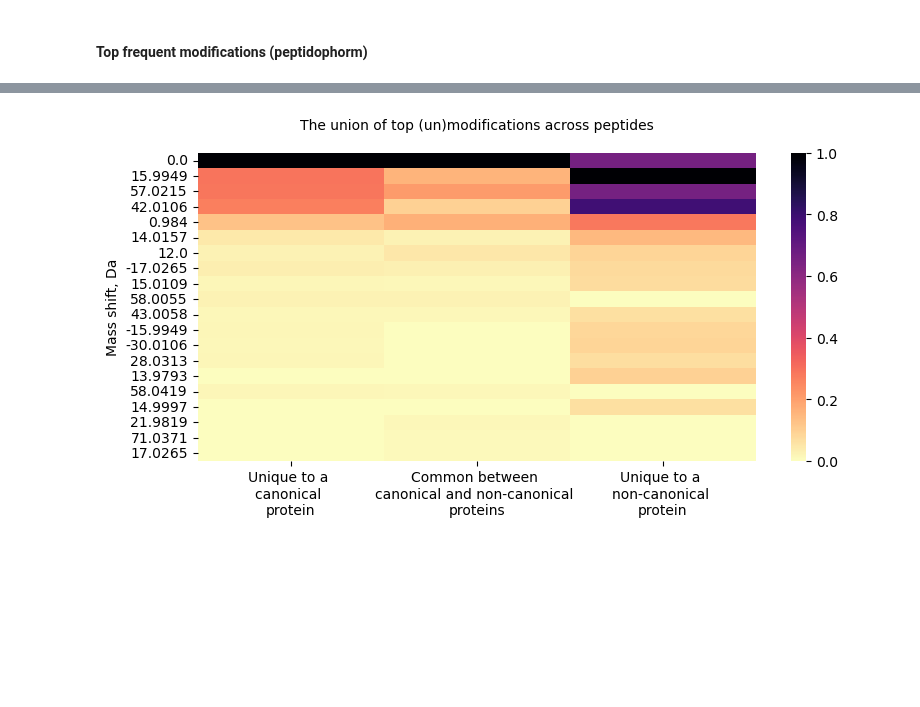
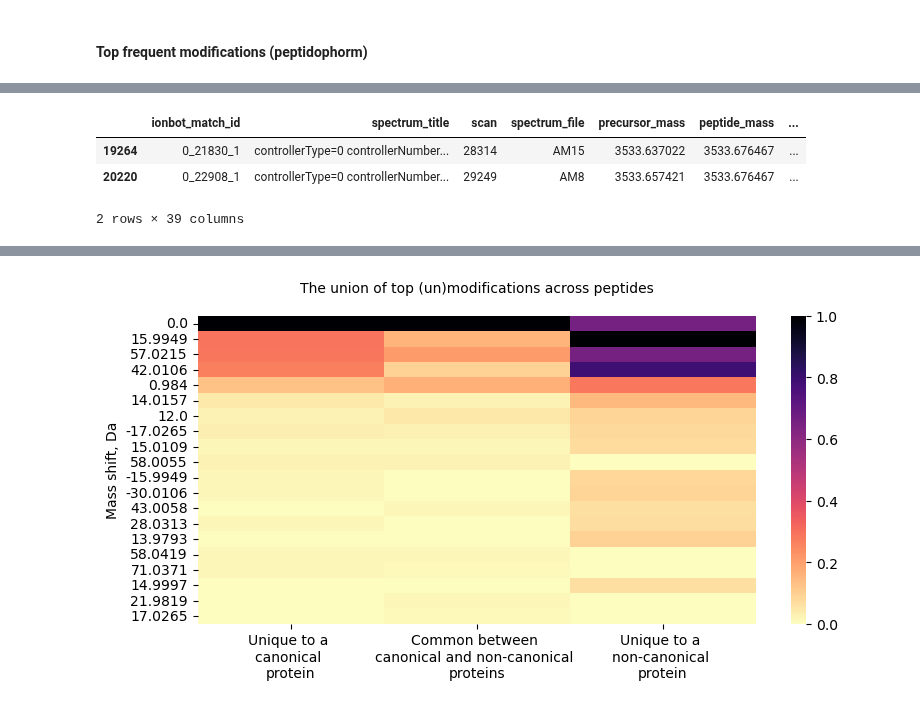
Before and after one commit to CompOmics/oui-discovery, a Jupyter notebook: oui-discovery-vv/explore-1-ionbot-open-2-stats.ipynb, the cells around one changed output, grey strips where cells are left out. Cells and saved outputs as stored; diff of their text form; code cells hidden in the pictures; blank space fills up the shorter version.

```diff
--- a/oui-discovery-vv/explore-1-ionbot-open-2-stats.ipynb
+++ b/oui-discovery-vv/explore-1-ionbot-open-2-stats.ipynb
@@ -1078,0 +1251,7 @@ from functools import reduce
+# %%
+pepphorm_filt_op[(pepphorm_filt_op['biomod'])&(pepphorm_filt_op.database_peptide=='YPIEHGIISSWDDMEKIWHHTFYNELR')]#['leadprot'].unique()
+# %% [output]
+|  | ionbot_match_id | spectrum_title | scan | spectrum_file | precursor_mass | peptide_mass | ... |
+| 19264 | 0_21830_1 | controllerType=0 controllerNumber... | 28314 | AM15 | 3533.637022 | 3533.676467 | ... |
+| 20220 | 0_22908_1 | controllerType=0 controllerNumber... | 29249 | AM8 | 3533.657421 | 3533.676467 | ... |
+2 rows × 39 columns
```
Also changed, not shown: parts of 19 cells of this notebook, 30 other files.
